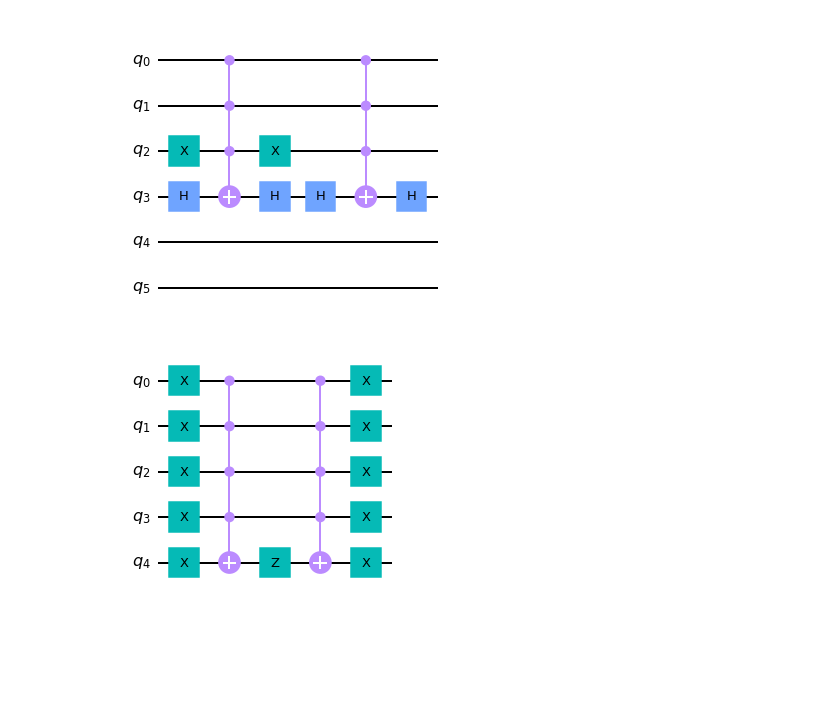
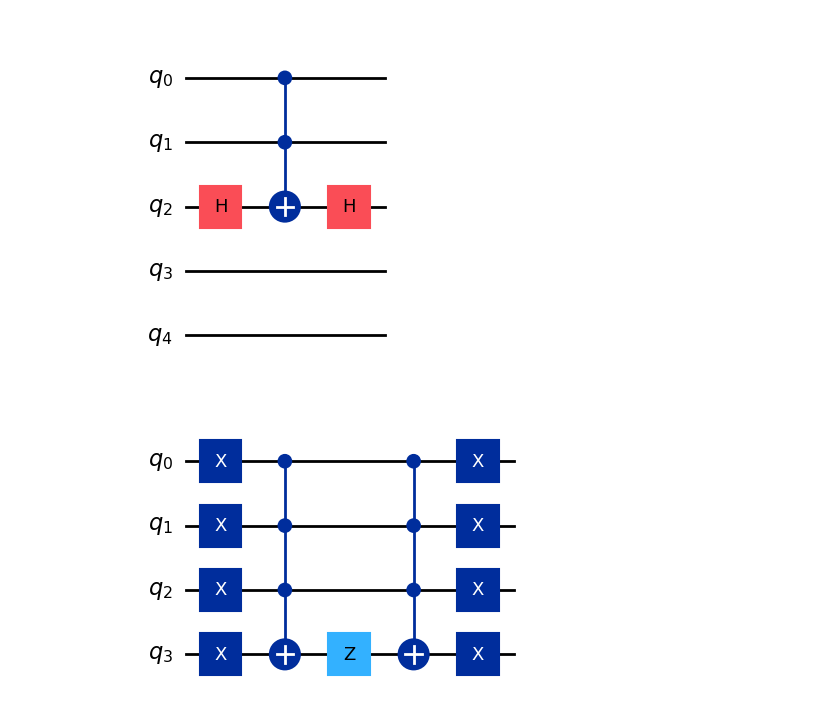
Before and after one commit to Lilith207/PythonForQuantum, a Jupyter notebook: Advanced/Assignment 6/search_4.ipynb, the cells around one changed output. Saved outputs shown, nothing was run; the diff lists cells and outputs as text; code cells hidden in the pictures; blank space fills up the shorter version.

```diff
--- a/Advanced/Assignment 6/search_4.ipynb
+++ b/Advanced/Assignment 6/search_4.ipynb
@@ -65,34 +59,37 @@ QFT(4, inverse=True).decompose().draw("mpl")
 # %%
-phase_circuit =  QuantumCircuit(6, name=' phase oracle ')
-# Mark 1011
-phase_circuit.x(2)
-phase_circuit.h(3)
-phase_circuit.mct([0,1,2], 3)
-phase_circuit.h(3)
-phase_circuit.x(2)
-# Mark 1111
-phase_circuit.h(3)
-phase_circuit.mct([0,1,2],3)
-phase_circuit.h(3)
+from qiskit.circuit.library import MCXGate
+
+phase_circuit =  QuantumCircuit(5, name=' phase oracle ')
+# Mark 101
+#phase_circuit.x(1)
+#phase_circuit.h(2)
+#phase_circuit.mcx([0,1],2)
+#phase_circuit.h(2)
+#phase_circuit.x(1)
+# Mark 111
+phase_circuit.h(2)
+phase_circuit.mcx([0,1],2)
+phase_circuit.h(2)
 phase_oracle_gate = phase_circuit.to_instruction()
 # Phase oracle circuit
-phase_oracle_circuit =  QuantumCircuit(11, name=' PHASE ORACLE CIRCUIT ')
-phase_oracle_circuit.append(phase_oracle_gate, [4,5,6,7,8,9])
+phase_oracle_circuit =  QuantumCircuit(9, name=' PHASE ORACLE CIRCUIT ')
+phase_oracle_circuit.append(phase_oracle_gate, [3,4,5,6,7])
 phase_circuit.draw('mpl')
+#phase_oracle_circuit.draw('mpl')
 # %% [output]
-[figure, old version]
+[figure, new version]
 # %%
 # Mark q_4 if the other qubits are non-zero
-mark_auxiliary_circuit = QuantumCircuit(5, name=' mark auxiliary ')
-mark_auxiliary_circuit.x([0,1,2,3,4])
-mark_auxiliary_circuit.mct([0,1,2,3], 4)
-mark_auxiliary_circuit.z(4)
-mark_auxiliary_circuit.mct([0,1,2,3], 4)
-mark_auxiliary_circuit.x([0,1,2,3,4])
+mark_auxiliary_circuit = QuantumCircuit(4, name=' mark auxiliary ')
+mark_auxiliary_circuit.x([0,1,2,3])
+mark_auxiliary_circuit.mcx([0,1,2],3)
+mark_auxiliary_circuit.z(3)
+mark_auxiliary_circuit.mcx([0,1,2],3)
+mark_auxiliary_circuit.x([0,1,2,3])
 
 mark_auxiliary_gate = mark_auxiliary_circuit.to_instruction()
 mark_auxiliary_circuit.draw('mpl')
 # %% [output]
-[figure, old version]
+[figure, new version]
 # %%
 # Phase estimation
```
Also changed, not shown: parts of 10 cells of this notebook, 2 other files.
